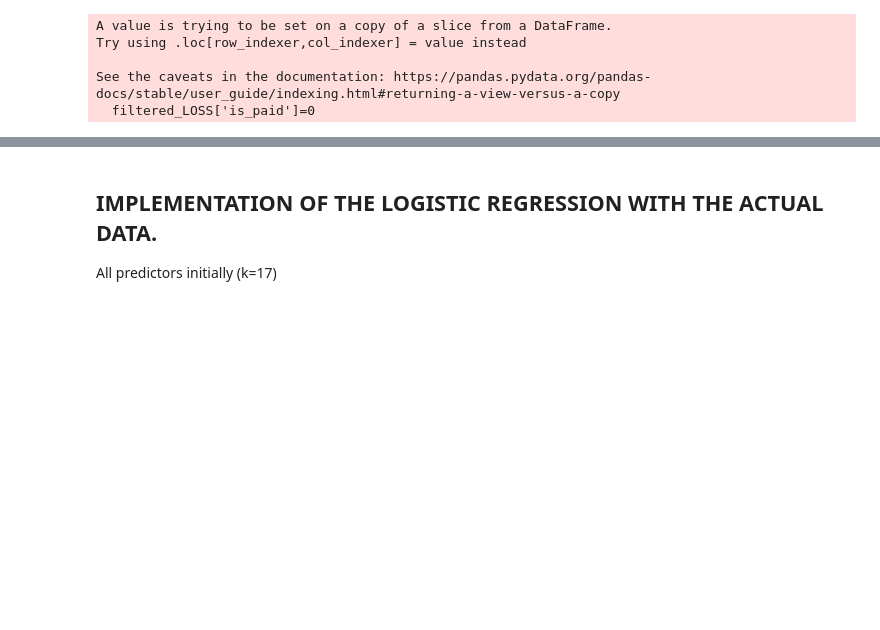
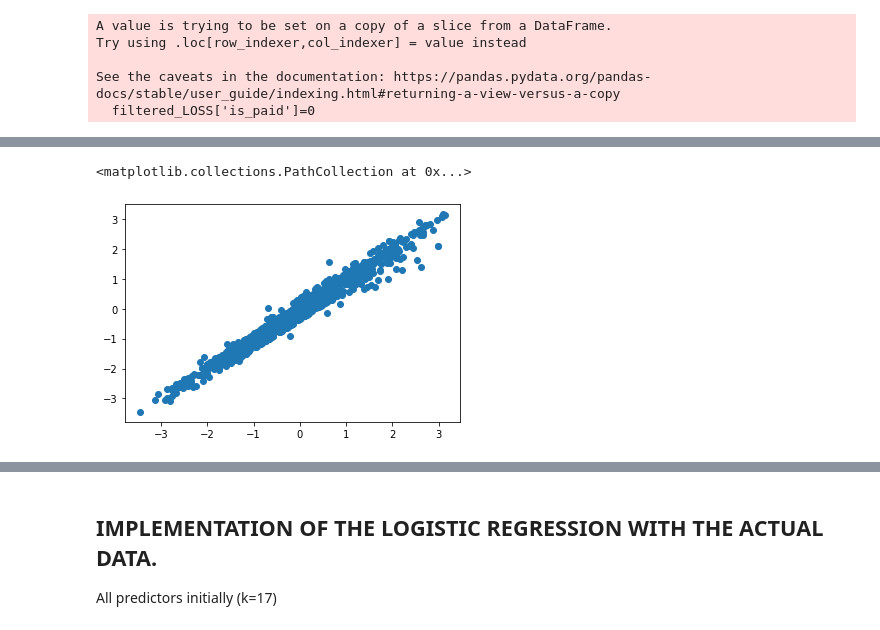
Before and after one commit to ainoal/machine_learning_project, a Jupyter notebook: machine_learning.ipynb, the cells around one changed output, grey strips where cells are left out. Saved outputs shown, nothing was run; the diff lists cells and outputs as text; code cells hidden in the pictures; blank space fills up the shorter version.

```diff
--- a/machine_learning.ipynb
+++ b/machine_learning.ipynb
@@ -263,0 +275,5 @@ valid_y = valid_y.reshape(-1, 1)
+# %%
+plt.scatter(pay_loss.ZipPop, pay_loss.CR)
+# %% [output]
+<matplotlib.collections.PathCollection at 0x...>
+[figure, added]
```
Also changed, not shown: parts of 16 cells of this notebook.
